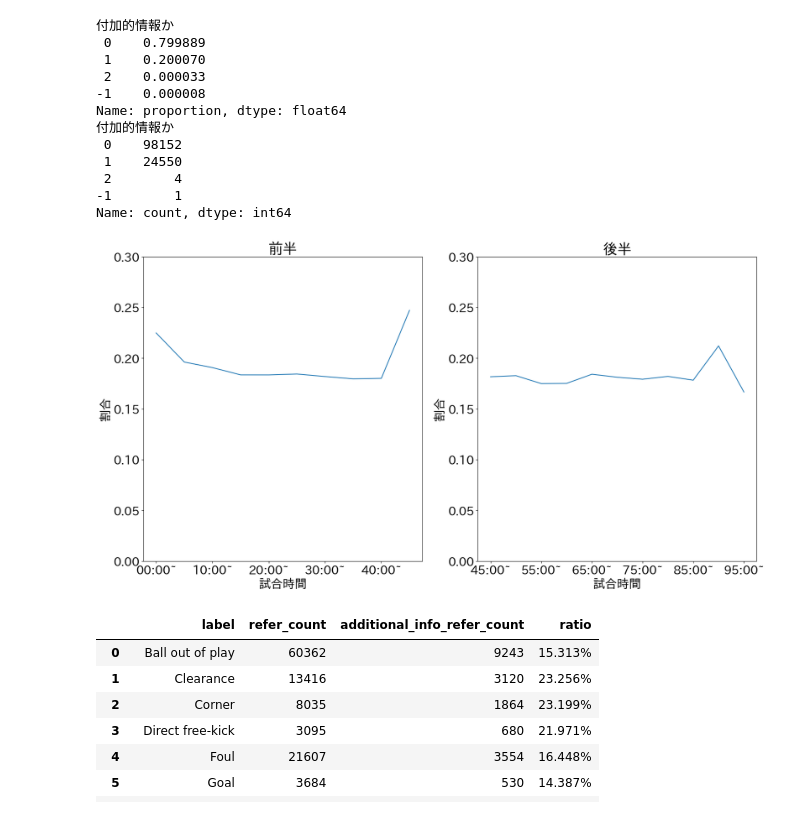
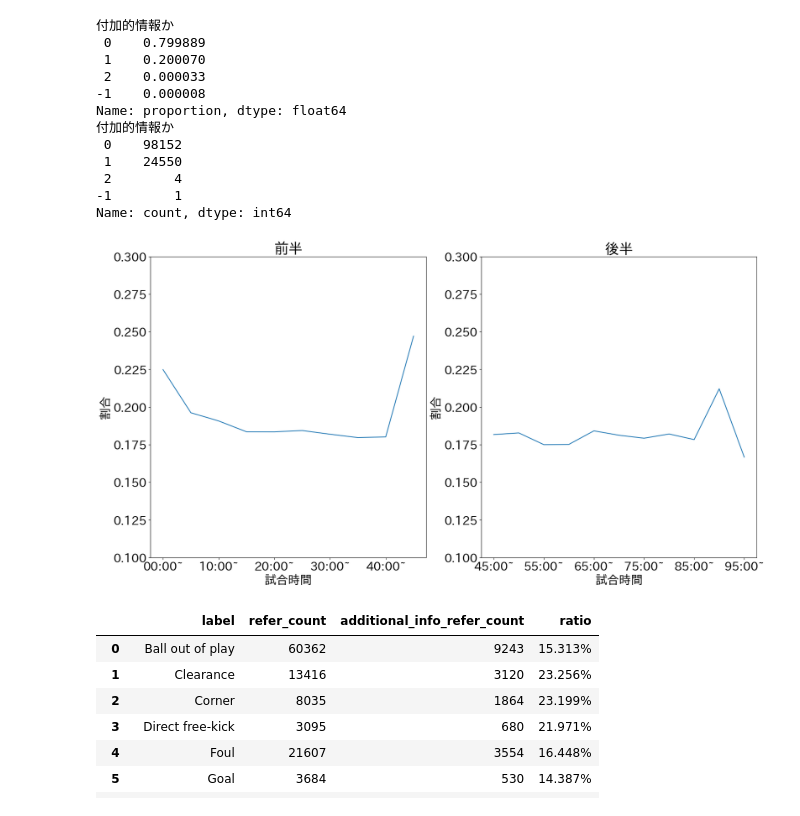
Before and after one commit to zaemon1251-hesty/soccer-bg-script, a Jupyter notebook: notebook/explore_scbi-v2.ipynb, the cells around one changed output. Drawn from its saved outputs; the diff is of its cells as text; code cells hidden in the pictures.

```diff
--- a/notebook/explore_scbi-v2.ipynb
+++ b/notebook/explore_scbi-v2.ipynb
@@ -231,36 +232,36 @@ def plot_label_ratio_by_time(df: pd.DataFrame):
     df_half_1 = df.loc[df["half"] == 1]
     piv_1_df = df_half_1.pivot_table(
         index="start_bin", columns=binary_category_name, aggfunc="count", values="text"
     )
     piv_1_df.index = [seconds_to_gametime(i * 300) + "~" for i in piv_1_df.index]
     (piv_1_df[1.0] / piv_1_df.sum(axis=1)).plot(
         xlabel="試合時間",
         ylabel="割合",
         title="前半",
-        ylim=(0, 0.30),
+        ylim=(0.1, 0.30),
         ax=ax[0]
     )
     # 後半
     half_offset = 2700
     df_half_2 = df.loc[df["half"] == 2]
 
     piv_2_df = df_half_2.pivot_table(
         index="start_bin", columns=binary_category_name, aggfunc="count", values="text"
     )
     piv_2_df.index = [seconds_to_gametime(i * 300 + half_offset) + "~" for i in piv_2_df.index]
     (piv_2_df[1.0] / piv_2_df.sum(axis=1)).plot(
         xlabel="試合時間",
         ylabel="割合",
         title="後半",
-        ylim=(0, 0.30),
+        ylim=(0.1, 0.30),
         ax=ax[1]
     )
     # 保存
     fig.savefig("database/images/scbi_v2-label_ratio_by_time.png")
 
 plot_label_ratio_by_time(scbi_df)
 # %% [output]
-[figure, old version]
+[figure, new version]
 # %%
 # タイムスタンプ前
 label_ratio_around_event(scbi_df, spotting_df, 15, 0)
```
Also changed, not shown: parts of 5 cells of this notebook, 2 other files.
